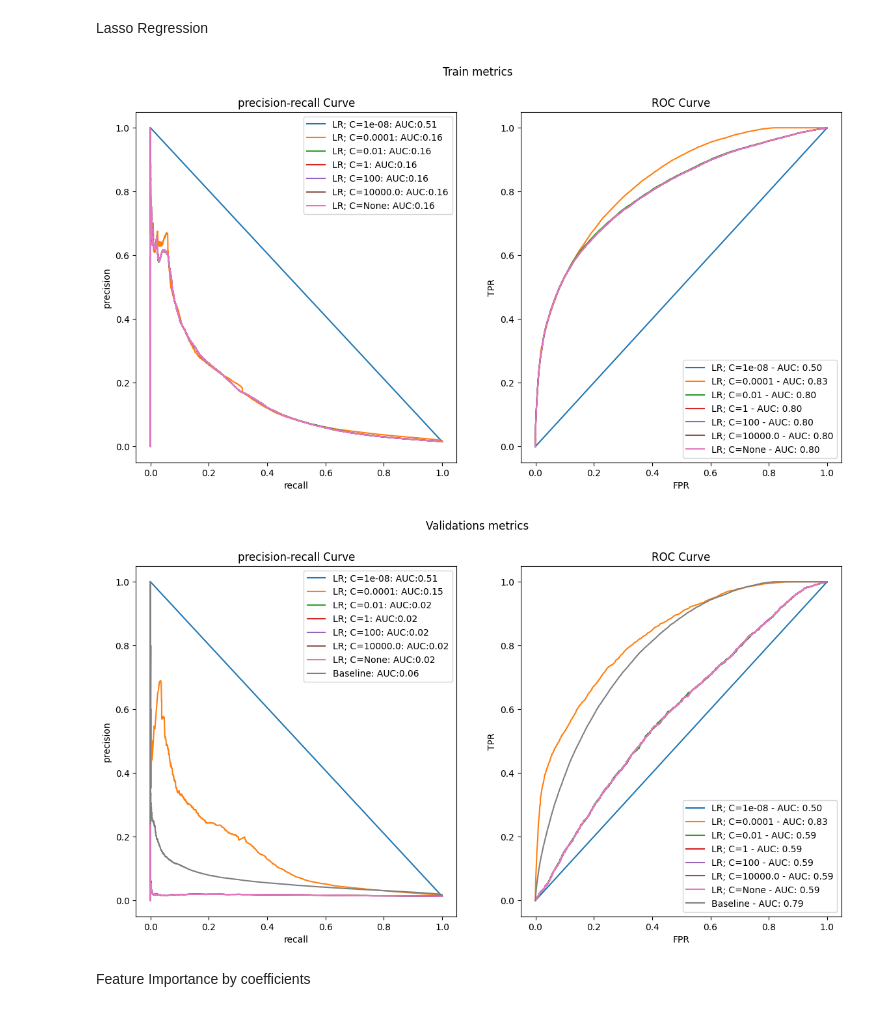
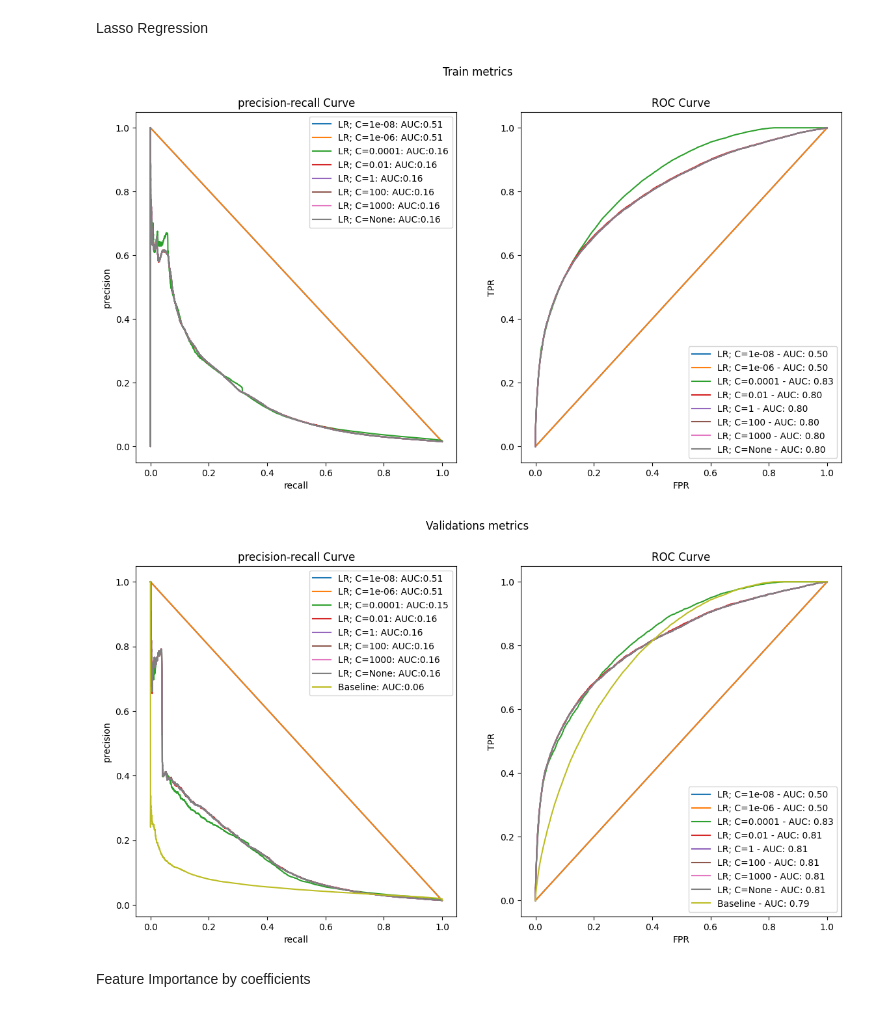
Before and after one commit to MaickMos/data_science_applied, a Jupyter notebook: model_regresion_lineal_feature_frame/MVP_Push_Notifications.ipynb, the cells around one changed output. Drawn from its saved outputs; the diff is of its cells as text; code cells hidden in the pictures.

Commit message:
Upload train models Push notifications

```diff
--- a/model_regresion_lineal_feature_frame/MVP_Push_Notifications.ipynb
+++ b/model_regresion_lineal_feature_frame/MVP_Push_Notifications.ipynb
@@ -58,8 +63,8 @@ def plot_metrics(
 # %% [markdown]
 ### Load the data
 # %%
-folder_path = Path("D:/Users/maick/Desktop/Codigos/zrive-ds/data/box_builder_dataset/feature_frame.csv")
-#folder_path = Path("C:/Users/AULA04/Desktop/Codes/zrive-ds/data/box_builder_dataset/feature_frame.csv")
+#folder_path = Path("D:/Users/maick/Desktop/Codigos/zrive-ds/data/box_builder_dataset/feature_frame.csv")
+folder_path = Path("C:/Users/AULA04/Desktop/Codes/zrive-ds/data/box_builder_dataset/feature_frame.csv")
 # %%
 feature_frame = pd.read_csv(folder_path)
 # %% [markdown]
@@ -95,7 +100,6 @@ Name: count, dtype: int64
 # %% [markdown]
 pass to datetime
 # %%
-feature_frame["created_at"] = pd.to_datetime(feature_frame["created_at"])
 feature_frame["order_date"] = pd.to_datetime(feature_frame["order_date"]).dt.date
 # %% [markdown]
 Setting Dates cutoff
@@ -235,6 +243,4 @@ True
 ## Standardization
 # %%
 scaler = StandardScaler()
-x_train = scaler.fit_transform(x_train)
-x_train = pd.DataFrame(x_train, columns=x.columns)
-x_train
+x_train = Standardization(scaler,x_train)
@@ -355,7 +367,8 @@ fig1.suptitle("Train metrics")
 fig2, ax2 = plt.subplots(1,2,figsize=(14,7))
 fig2.suptitle("Validations metrics")
 
-cs = [1e-8,1e-6,1e-4,1e-2,1,100,1e4,None]
+cs = [    0.00000001,    0.000001,    0.0001,    0.01,    1,    100,    1000,    None]
+
 for c in cs:
     LogReg_model = LogisticRegression(penalty="l2",C=c if c else 1.0)
     LogReg_model.fit(x_train,y_train)
@@ -383,34 +396,33 @@ Lasso Regression
 # %%
 fig1,ax1 = plt.subplots(1,2,figsize=(14,7))
 fig1.suptitle("Train metrics")
 
 fig2, ax2 = plt.subplots(1,2,figsize=(14,7))
 fig2.suptitle("Validations metrics")
 
-cs = [1e-8,1e-4,1e-2,1,100,1e4,None]
+cs = [    0.00000001,    0.000001,    0.0001,    0.01,    1,    100,    1000,    None]
 for c in cs:
     LogReg_model = LogisticRegression(penalty="l1",C=c if c else 1.0, solver="liblinear")
 
     LogReg_model.fit(x_train,y_train)
     train_proba = LogReg_model.predict_proba(x_train)[:,1]
     plot_metrics(
         f"LR; C={c}",y_pred=train_proba,y_test=y_train,figure=(fig1,ax1)
     )
-
-    val_proba = LogReg_model.predict_proba(x_valid)[:,1]
+    val_proba = LogReg_model.predict_proba(Standardization(scaler,x_test))[:,1]
     plot_metrics(
-        f"LR; C={c}", y_pred=val_proba, y_test=y_valid, figure=(fig2, ax2)
+        f"LR; C={c}", y_pred=val_proba, y_test=y_test, figure=(fig2, ax2)
     )
 
 plot_metrics(
     f"Baseline",
     y_pred=x_train["global_popularity"],
     y_test=y_train,
     figure=(fig2,ax2),
 )
 # %% [output]
-[figure, old version]
+[figure, new version]
-[figure, old version]
+[figure, new version]
 # %% [markdown]
 Feature Importance by coefficients
 # %%
```
Also changed, not shown: parts of 17 cells of this notebook, 3 other files.
